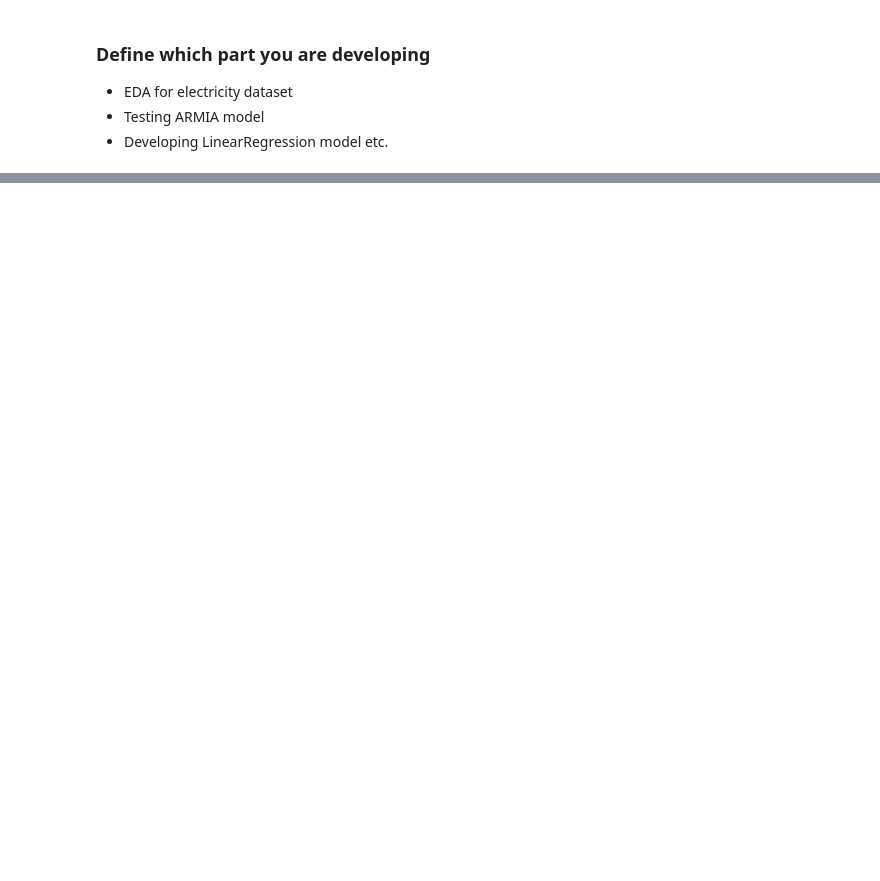
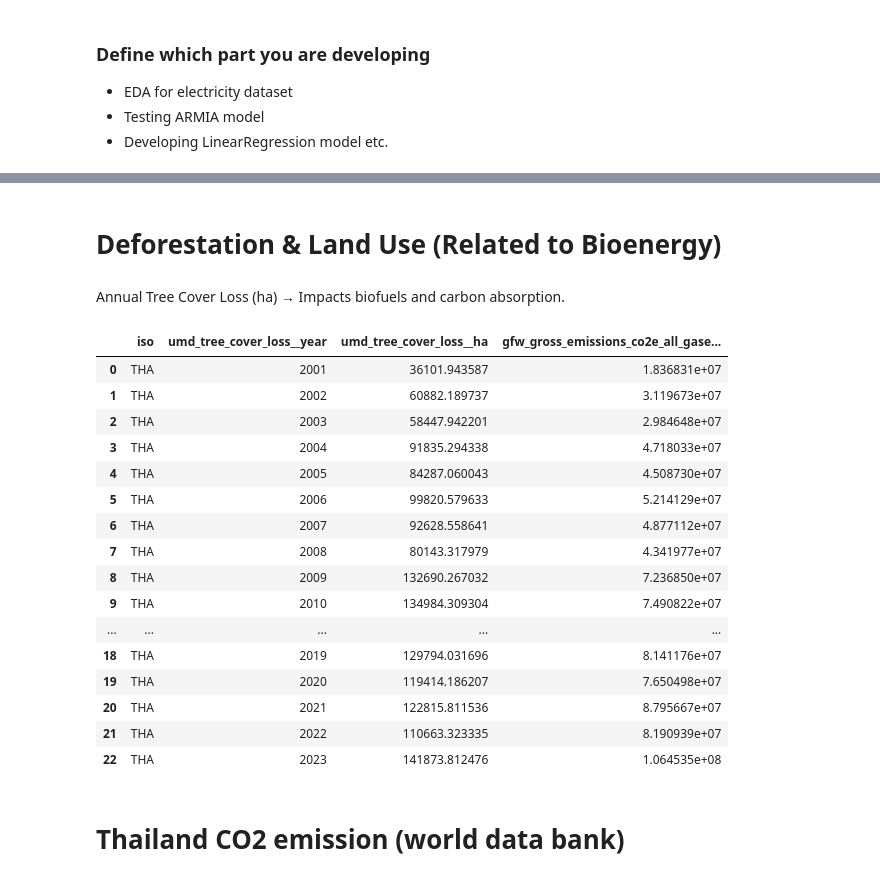
Before and after one commit to KaungHtetCho-22/Decarbonize-TH, a Jupyter notebook: experiments/kaung.ipynb, the cells around one changed output, grey strips where cells are left out. Drawn from its saved outputs; the diff is of its cells as text; code cells hidden in the pictures; blank space fills up the shorter version.

```diff
--- a/experiments/kaung.ipynb
+++ b/experiments/kaung.ipynb
@@ -156,0 +80,28 @@ Predicting Temperature and Precipitation: ARIMA models are used in short-term an
+# %% [markdown]
+# Deforestation & Land Use (Related to Bioenergy)
+# %% [markdown]
+Annual Tree Cover Loss (ha) → Impacts biofuels and carbon absorption.
+# %%
+deforestation_df = pd.read_csv('../data/raw/treecover_loss__ha.csv')
+# %%
+deforestation_df
+# %% [output]
+|  | iso | umd_tree_cover_loss__year | umd_tree_cover_loss__ha | gfw_gross_emissions_co2e_all_gase... |
+| 0 | THA | 2001 | 36101.943587 | 1.836831e+07 |
+| 1 | THA | 2002 | 60882.189737 | 3.119673e+07 |
+| 2 | THA | 2003 | 58447.942201 | 2.984648e+07 |
+| 3 | THA | 2004 | 91835.294338 | 4.718033e+07 |
+| 4 | THA | 2005 | 84287.060043 | 4.508730e+07 |
+| 5 | THA | 2006 | 99820.579633 | 5.214129e+07 |
+| 6 | THA | 2007 | 92628.558641 | 4.877112e+07 |
+| 7 | THA | 2008 | 80143.317979 | 4.341977e+07 |
+| 8 | THA | 2009 | 132690.267032 | 7.236850e+07 |
+| 9 | THA | 2010 | 134984.309304 | 7.490822e+07 |
+| ... | ... | ... | ... | ... |
+| 18 | THA | 2019 | 129794.031696 | 8.141176e+07 |
+| 19 | THA | 2020 | 119414.186207 | 7.650498e+07 |
+| 20 | THA | 2021 | 122815.811536 | 8.795667e+07 |
+| 21 | THA | 2022 | 110663.323335 | 8.190939e+07 |
+| 22 | THA | 2023 | 141873.812476 | 1.064535e+08 |
+# %% [markdown]
+# Thailand CO2 emission (world data bank)
```
Also changed, not shown: parts of 42 cells of this notebook, 9 other files.
